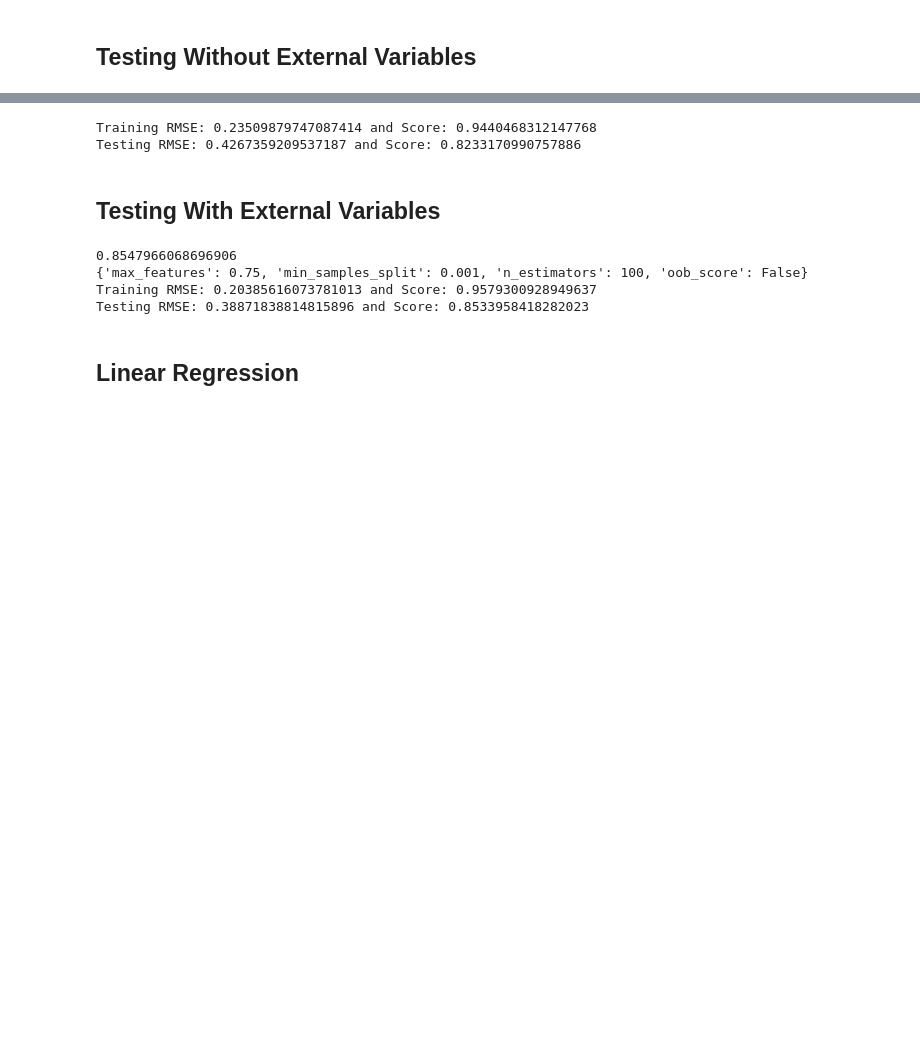
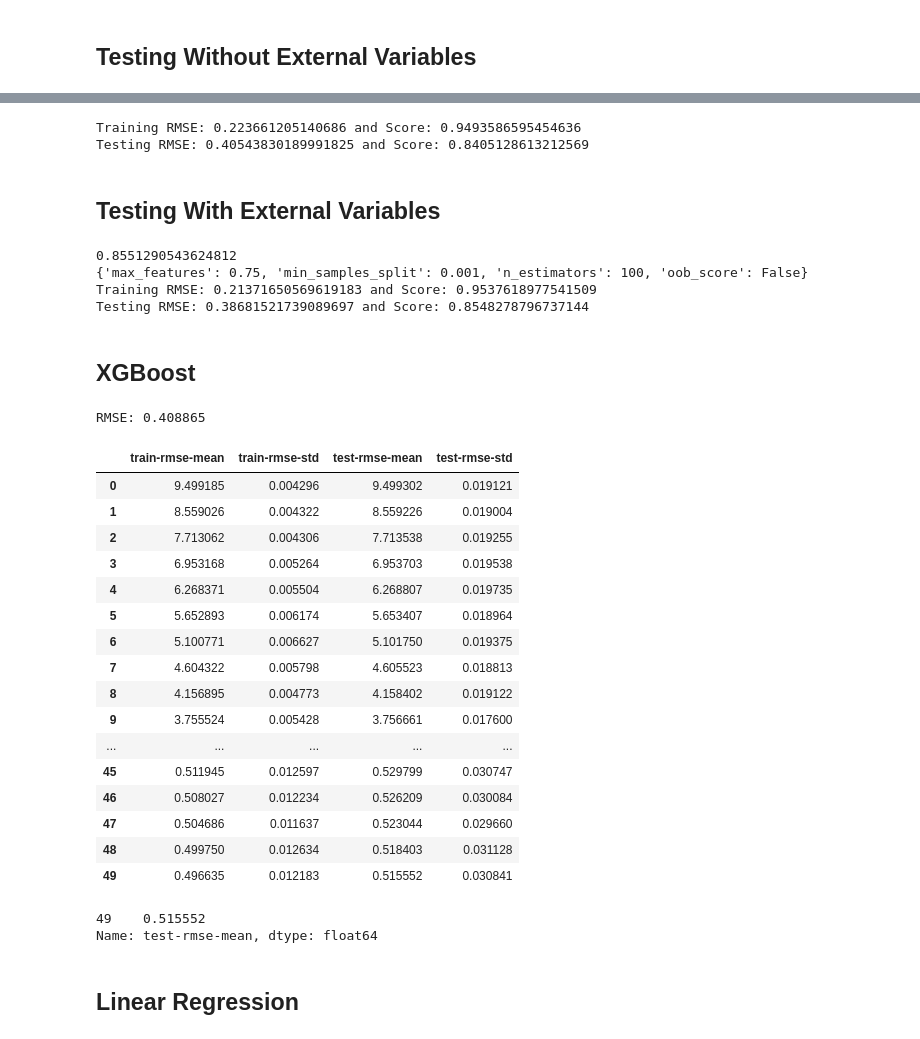
Before and after one commit to MaximeRedstone/air_traffic_project, a Jupyter notebook: src/modeling.ipynb, the cells around one changed output, grey strips where cells are left out. Saved outputs shown, nothing was run; the diff lists cells and outputs as text; code cells hidden in the pictures; blank space fills up the shorter version.

```diff
--- a/src/modeling.ipynb
+++ b/src/modeling.ipynb
@@ -83,7 +101,7 @@ memory usage: 5.3+ MB
 # forest = RandomForestRegressor(min_samples_split=0.01, max_features=0.5, oob_score=True, verbose=0)
 # score = cross_val_score(forest, X_forest, y_train, cv=5)
 
-features_to_keep = ['WeeksToDeparture', 'week_mean', 'day_mean', 'month_mean',
+features_to_keep = ['WeeksToDeparture', 'week_mean', 'day_mean', 'month_mean', 'day_nb_mean',
                    'route_mean', 'std_wtd', 'year_departure', 'n_days_departure']
 
 X_train_data = X_train_merged[features_to_keep]
@@ -120,27 +138,22 @@ rmse_test = mean_squared_error(y_test, gs.predict(X_test_data), squared=False)
 print(f"Training RMSE: {rmse_train} and Score: {score_train}")
 print(f"Testing RMSE: {rmse_test} and Score: {score_test}")
 # %% [output]
-Training RMSE: 0.23509879747087414 and Score: 0.9440468312147768
-Testing RMSE: 0.4267359209537187 and Score: 0.8233170990757886
+Training RMSE: 0.223661205140686 and Score: 0.9493586595454636
+Testing RMSE: 0.40543830189991825 and Score: 0.8405128613212569
 # %% [markdown]
 ## Testing With External Variables
 # %%
-features_to_keep = ['WeeksToDeparture', 'week_mean', 'day_mean', 'month_mean',
+features_to_keep = ['WeeksToDeparture', 'week_mean', 'day_mean', 'month_mean', 'day_nb_mean',
                     'route_mean', 'std_wtd', 'year_departure', 'n_days_departure',
-                    'distance', 'closest_holidays_dep', 'closest_holidays_arr',
-                    'GDP_per_cap_dep', 'GDP_per_cap_arr',
-                    'SP_stock_volume', 'SP_stock_price',
-                    'oil_stock_price', 'oil_stock_volume',
-                    'AAL_stock_volume', 'AAL_stock_price',
-                    'Max TemperatureC_dep']
+                    'distance', 'closest_holidays_dep', 'closest_holidays_arr']
 
 X_train_data = X_train_merged[features_to_keep]
 
 grid_params = {
-    'n_estimators': [100, 150, 200],
-    'min_samples_split': [0.001, 0.005, 0.01],
-    'oob_score': [True, False],
-    'max_features': [0.25, 0.5, 0.75]
+    'n_estimators': [100],
+    'min_samples_split': [0.001],
+    'oob_score': [False],
+    'max_features': [0.75]
 }
 
 gs = GridSearchCV(estimator=RandomForestRegressor(),
@@ -165,10 +178,56 @@ rmse_test = mean_squared_error(y_test, gs.predict(X_test_data), squared=False)
 print(f"Training RMSE: {rmse_train} and Score: {score_train}")
 print(f"Testing RMSE: {rmse_test} and Score: {score_test}")
 # %% [output]
-0.8547966068696906
+0.8551290543624812
 {'max_features': 0.75, 'min_samples_split': 0.001, 'n_estimators': 100, 'oob_score': False}
-Training RMSE: 0.20385616073781013 and Score: 0.9579300928949637
-Testing RMSE: 0.38871838814815896 and Score: 0.8533958418282023
+Training RMSE: 0.21371650569619183 and Score: 0.9537618977541509
+Testing RMSE: 0.38681521739089697 and Score: 0.8548278796737144
+# %% [markdown]
+## XGBoost
+# %%
+import xgboost as xgb
+
+xg_reg = xgb.XGBRegressor(objective ='reg:squarederror', colsample_bytree = 0.5, learning_rate = 0.1,
+                alpha = 10, n_estimators = 100)
+xg_reg.fit(X_train_data, y_train)
+
+preds = xg_reg.predict(X_test_data)
+rmse = np.sqrt(mean_squared_error(y_test, preds))
+print("RMSE: %f" % (rmse))
+# %% [output]
+RMSE: 0.408865
+# %%
+data_dmatrix = xgb.DMatrix(data=X_train_data,label=y_train)
+
+params = {"objective":"reg:squarederror",'colsample_bytree': 0.3,'learning_rate': 0.1,
+                'max_depth': 5, 'alpha': 10}
+
+cv_results = xgb.cv(dtrain=data_dmatrix, params=params, nfold=5,
+                    num_boost_round=50, early_stopping_rounds=10, metrics="rmse", as_pandas=True, seed=123)
+cv_results
+# %% [output]
+|  | train-rmse-mean | train-rmse-std | test-rmse-mean | test-rmse-std |
+| 0 | 9.499185 | 0.004296 | 9.499302 | 0.019121 |
+| 1 | 8.559026 | 0.004322 | 8.559226 | 0.019004 |
+| 2 | 7.713062 | 0.004306 | 7.713538 | 0.019255 |
+| 3 | 6.953168 | 0.005264 | 6.953703 | 0.019538 |
+| 4 | 6.268371 | 0.005504 | 6.268807 | 0.019735 |
+| 5 | 5.652893 | 0.006174 | 5.653407 | 0.018964 |
+| 6 | 5.100771 | 0.006627 | 5.101750 | 0.019375 |
+| 7 | 4.604322 | 0.005798 | 4.605523 | 0.018813 |
+| 8 | 4.156895 | 0.004773 | 4.158402 | 0.019122 |
+| 9 | 3.755524 | 0.005428 | 3.756661 | 0.017600 |
+| ... | ... | ... | ... | ... |
+| 45 | 0.511945 | 0.012597 | 0.529799 | 0.030747 |
+| 46 | 0.508027 | 0.012234 | 0.526209 | 0.030084 |
+| 47 | 0.504686 | 0.011637 | 0.523044 | 0.029660 |
+| 48 | 0.499750 | 0.012634 | 0.518403 | 0.031128 |
+| 49 | 0.496635 | 0.012183 | 0.515552 | 0.030841 |
+# %%
+print((cv_results["test-rmse-mean"]).tail(1))
+# %% [output]
+49    0.515552
+Name: test-rmse-mean, dtype: float64
 # %% [markdown]
 ## Linear Regression
 # %%
```
Also changed, not shown: parts of 12 cells of this notebook, 13 other files.
